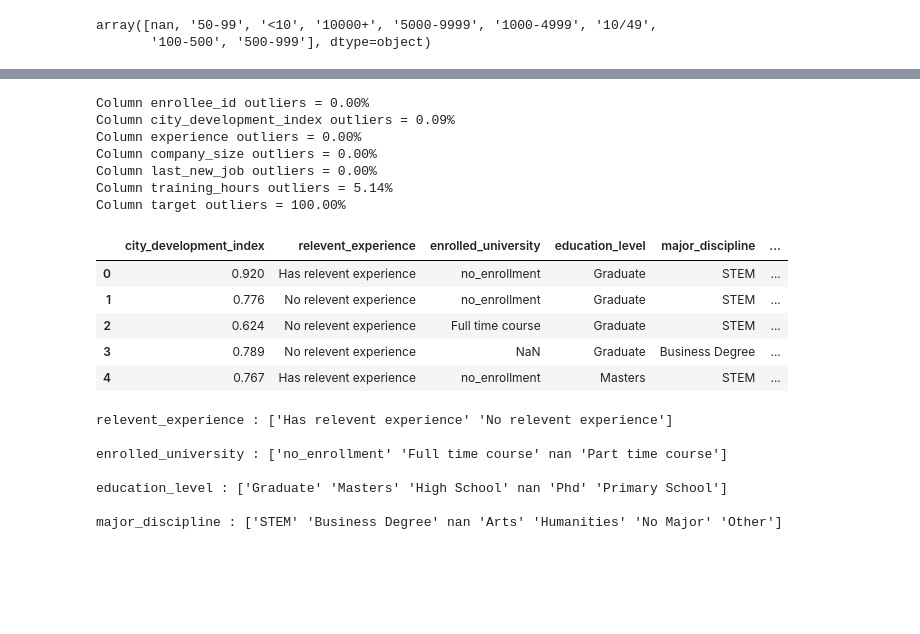
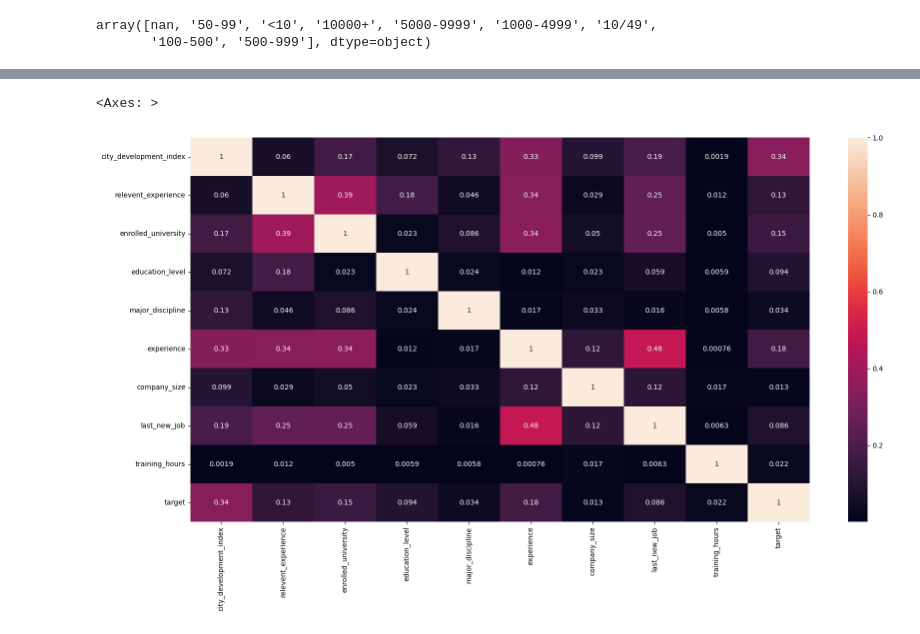
Before and after one commit to grumpycatyo-collab/ubiquitous-test, a Jupyter notebook: main.ipynb, the cells around one changed output, grey strips where cells are left out. Saved outputs shown, nothing was run; the diff lists cells and outputs as text; code cells hidden in the pictures; blank space fills up the shorter version.

Commit message:
feat: add MICE and correlation viz

```diff
--- a/main.ipynb
+++ b/main.ipynb
@@ -180,9 +232,9 @@ imputer = MICE()
 y = df['target']
 X = df.drop('target', axis=1)
 
-imputer.fit(X, y)
-X_transformed = imputer.transform(X)
+imputed_X = X.copy()
+imputer.apply(imputed_X, imputed_X.columns)
 
-df = imputer.apply(df, 'target', ['company_size'])
-df
+df = pd.concat([imputed_X, y], axis=1)
+df.head()
 # %% [output]
@@ -194,39 +247,7 @@ plot_outliers_boxplot(df)
-# %%
-numerical_columns = df.select_dtypes(include=['int64', 'float64']).columns.tolist()
-for k, v in df[numerical_columns].items():
-    q1 = v.quantile(0.25)
-    q3 = v.quantile(0.75)
-    irq = q3 - q1
-    v_col = v[(v <= q1 - 1.5 * irq) | (v >= q3 + 1.5 * irq)]
-    perc = np.shape(v_col)[0] * 100.0 / np.shape(df)[0]
-    print("Column %s outliers = %.2f%%" % (k, perc))
-# %% [output]
-Column enrollee_id outliers = 0.00%
-Column city_development_index outliers = 0.09%
-Column experience outliers = 0.00%
-Column company_size outliers = 0.00%
-Column last_new_job outliers = 0.00%
-Column training_hours outliers = 5.14%
-Column target outliers = 100.00%
-# %%
-df.drop(columns=['enrollee_id', 'city', 'gender', 'company_type'], inplace=True)
-df.head()
-# %% [output]
-|  | city_development_index | relevent_experience | enrolled_university | education_level | major_discipline | ... |
-| 0 | 0.920 | Has relevent experience | no_enrollment | Graduate | STEM | ... |
-| 1 | 0.776 | No relevent experience | no_enrollment | Graduate | STEM | ... |
-| 2 | 0.624 | No relevent experience | Full time course | Graduate | STEM | ... |
-| 3 | 0.789 | No relevent experience | NaN | Graduate | Business Degree | ... |
-| 4 | 0.767 | Has relevent experience | no_enrollment | Masters | STEM | ... |
 # %%
-categorical_columns = df.select_dtypes(include=['object']).columns.to_list()
-for column in categorical_columns:
-    print(f"{column} : {df[column].unique()}\n")
+plt.figure(figsize=(20, 10))
+correlation_matrix = df.corr().abs()
+sns.heatmap(correlation_matrix, annot=True)
 # %% [output]
-relevent_experience : ['Has relevent experience' 'No relevent experience']
-
-enrolled_university : ['no_enrollment' 'Full time course' nan 'Part time course']
-
-education_level : ['Graduate' 'Masters' 'High School' nan 'Phd' 'Primary School']
-
-major_discipline : ['STEM' 'Business Degree' nan 'Arts' 'Humanities' 'No Major' 'Other']
+<Axes: >
+[figure, added]
```
Also changed, not shown: parts of 13 cells of this notebook.
